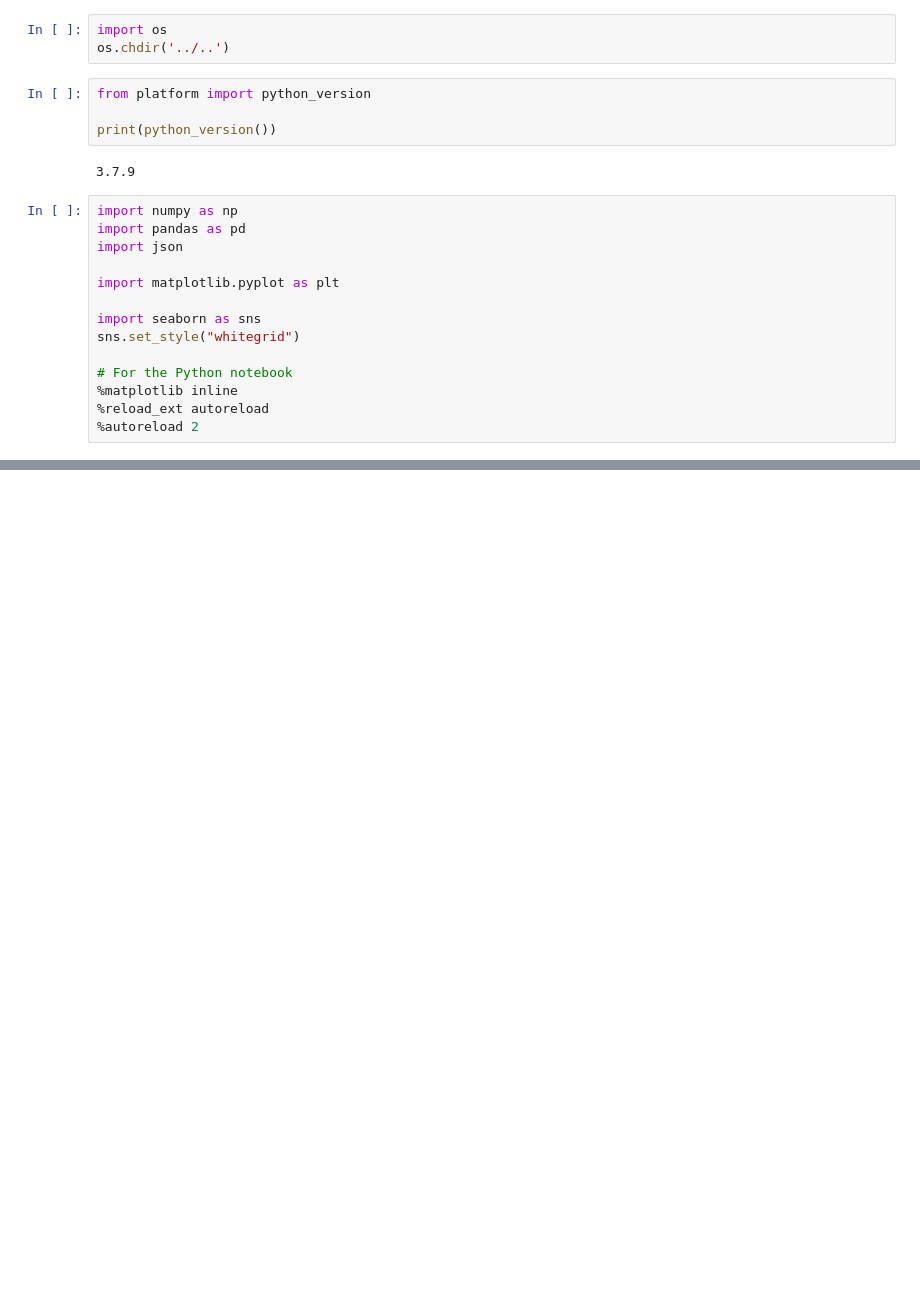
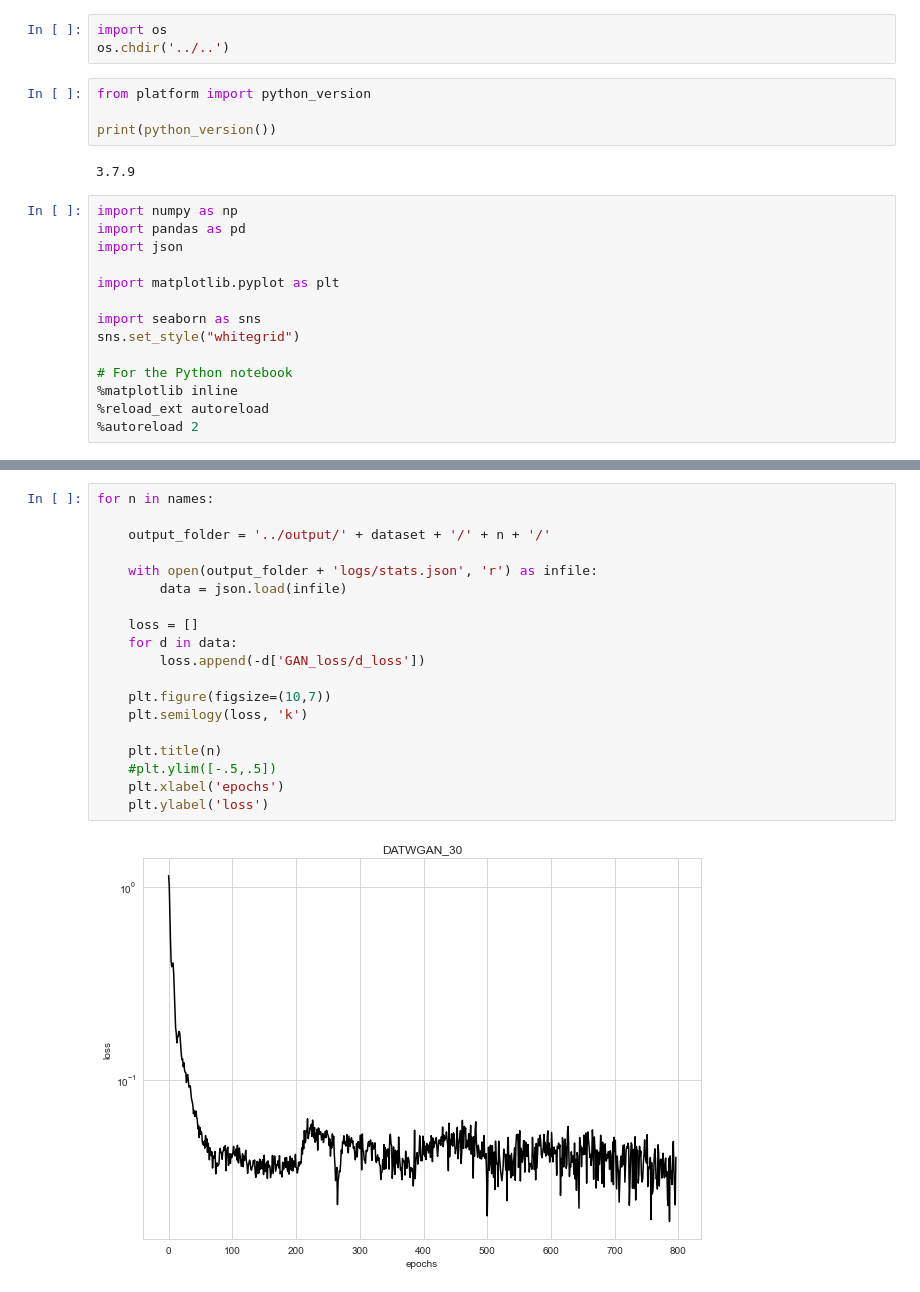
Before and after one commit to glederrey/SynthPop, a Jupyter notebook: code/notebooks/training/check_training.ipynb, the cells around one changed output, grey strips where cells are left out. Cells and saved outputs as stored; diff of their text form; blank space fills up the shorter version.

```diff
--- a/code/notebooks/training/check_training.ipynb
+++ b/code/notebooks/training/check_training.ipynb
@@ -74,0 +76,21 @@ for n in names:
+# %%
+for n in names:
+
+    output_folder = '../output/' + dataset + '/' + n + '/'
+
+    with open(output_folder + 'logs/stats.json', 'r') as infile:
+        data = json.load(infile)
+
+    loss = []
+    for d in data:
+        loss.append(-d['GAN_loss/d_loss'])
+
+    plt.figure(figsize=(10,7))
+    plt.semilogy(loss, 'k')
+
+    plt.title(n)
+    #plt.ylim([-.5,.5])
+    plt.xlabel('epochs')
+    plt.ylabel('loss')
+# %% [output]
+[figure, added]
```
Also changed, not shown: parts of 3 cells of this notebook, 11 other files.
